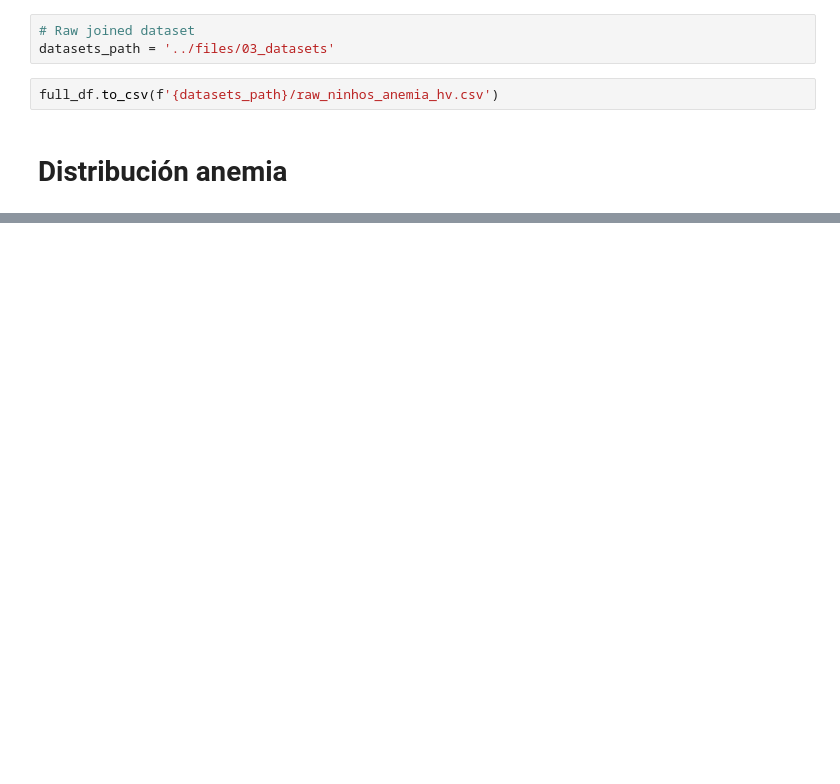
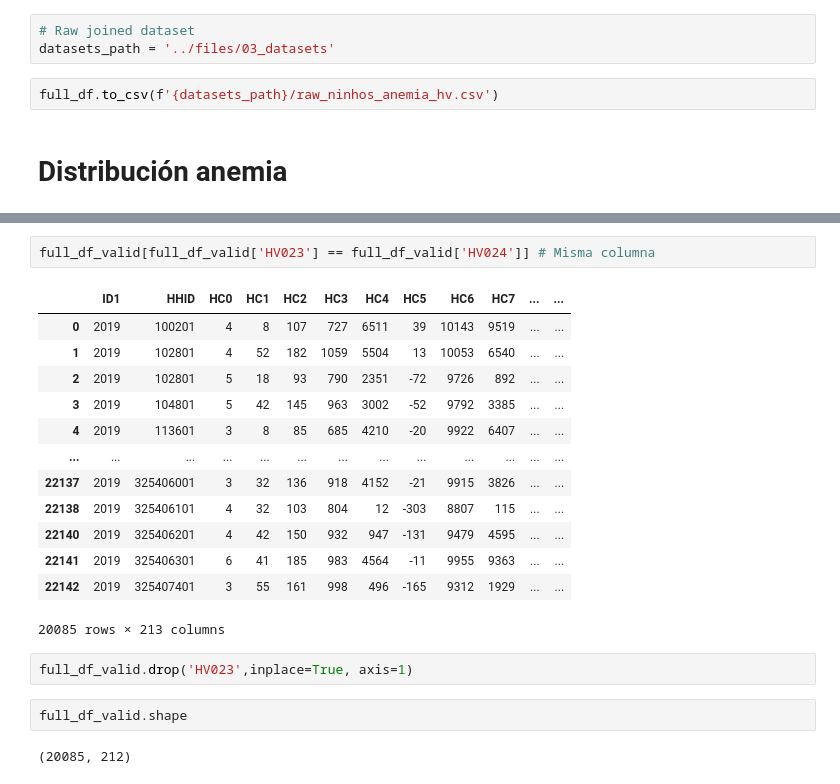
Before and after one commit to ChallengeCare/endes-analisis, a Jupyter notebook: nb/mrg_hv_ninhos_anemia.ipynb, the cells around one changed output, grey strips where cells are left out. Cells and saved outputs as stored; diff of their text form; blank space fills up the shorter version.

```diff
--- a/nb/mrg_hv_ninhos_anemia.ipynb
+++ b/nb/mrg_hv_ninhos_anemia.ipynb
@@ -151,0 +260,22 @@ full_df.to_csv(f'{datasets_path}/raw_ninhos_anemia_hv.csv')
+# %%
+full_df_valid[full_df_valid['HV023'] == full_df_valid['HV024']] # Misma columna
+# %% [output]
+|  | ID1 | HHID | HC0 | HC1 | HC2 | HC3 | HC4 | HC5 | HC6 | HC7 | ... | ... |
+| 0 | 2019 | 100201 | 4 | 8 | 107 | 727 | 6511 | 39 | 10143 | 9519 | ... | ... |
+| 1 | 2019 | 102801 | 4 | 52 | 182 | 1059 | 5504 | 13 | 10053 | 6540 | ... | ... |
+| 2 | 2019 | 102801 | 5 | 18 | 93 | 790 | 2351 | -72 | 9726 | 892 | ... | ... |
+| 3 | 2019 | 104801 | 5 | 42 | 145 | 963 | 3002 | -52 | 9792 | 3385 | ... | ... |
+| 4 | 2019 | 113601 | 3 | 8 | 85 | 685 | 4210 | -20 | 9922 | 6407 | ... | ... |
+| ... | ... | ... | ... | ... | ... | ... | ... | ... | ... | ... | ... | ... |
+| 22137 | 2019 | 325406001 | 3 | 32 | 136 | 918 | 4152 | -21 | 9915 | 3826 | ... | ... |
+| 22138 | 2019 | 325406101 | 4 | 32 | 103 | 804 | 12 | -303 | 8807 | 115 | ... | ... |
+| 22140 | 2019 | 325406201 | 4 | 42 | 150 | 932 | 947 | -131 | 9479 | 4595 | ... | ... |
+| 22141 | 2019 | 325406301 | 6 | 41 | 185 | 983 | 4564 | -11 | 9955 | 9363 | ... | ... |
+| 22142 | 2019 | 325407401 | 3 | 55 | 161 | 998 | 496 | -165 | 9312 | 1929 | ... | ... |
+20085 rows × 213 columns
+# %%
+full_df_valid.drop('HV023',inplace=True, axis=1)
+# %%
+full_df_valid.shape
+# %% [output]
+(20085, 212)
```
Also changed, not shown: parts of 15 cells of this notebook, 1 other file.
